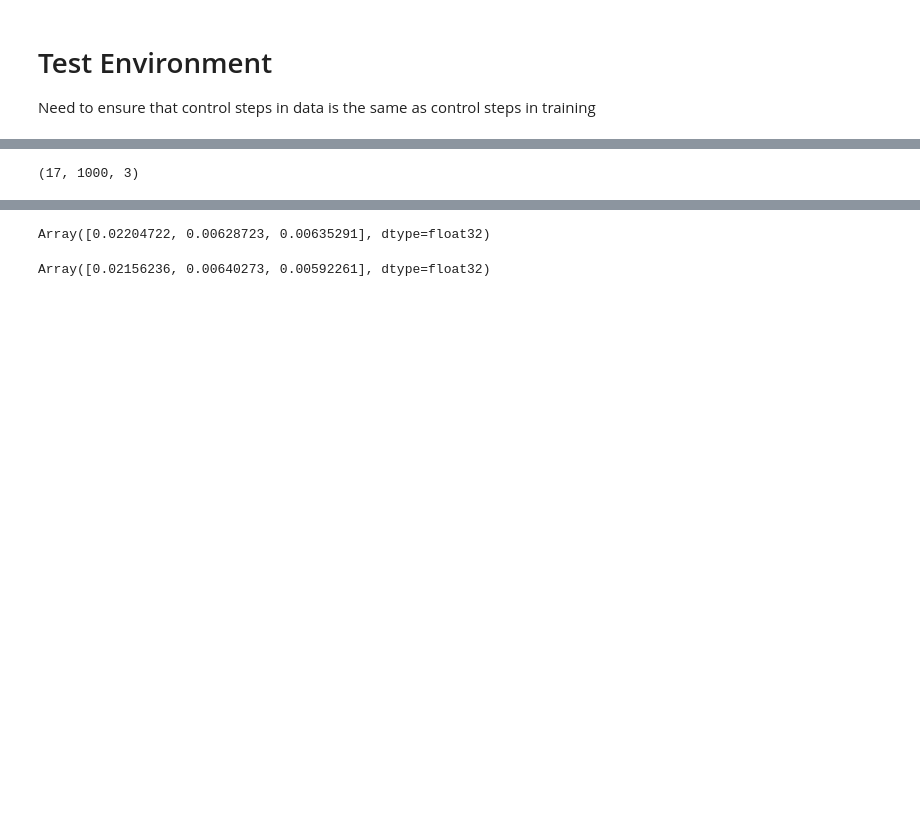
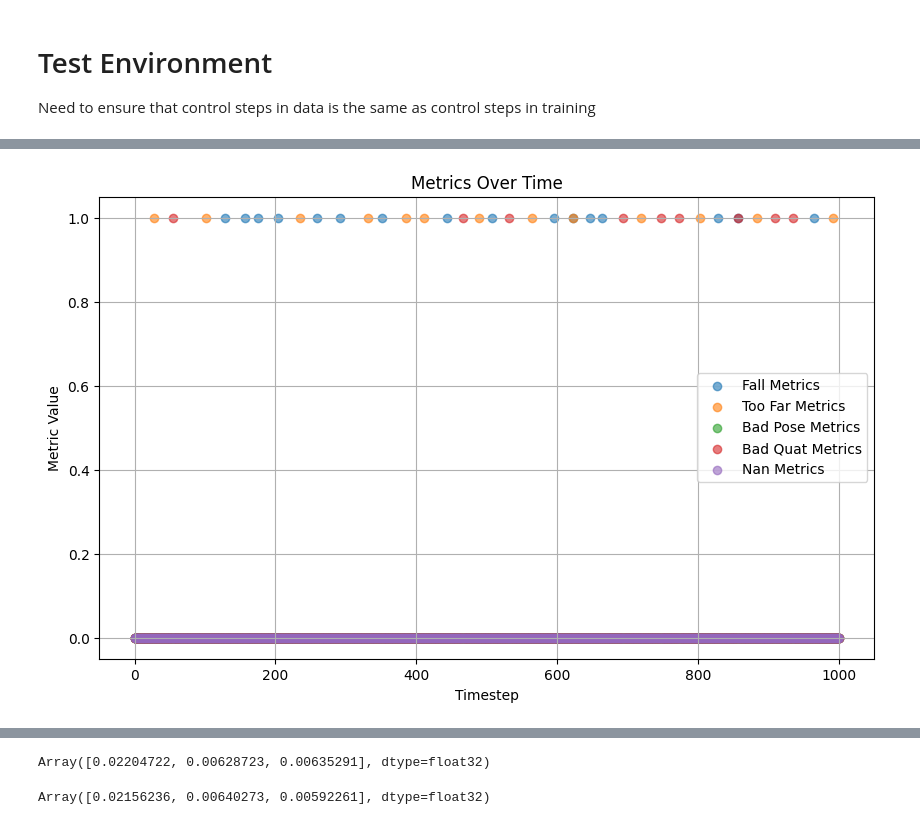
Before and after one commit to talmolab/track-mjx, a Jupyter notebook: notebooks/env_test.ipynb, the cells around one changed output, grey strips where cells are left out. Saved outputs shown, nothing was run; the diff lists cells and outputs as text; code cells hidden in the pictures; blank space fills up the shorter version.

```diff
--- a/notebooks/env_test.ipynb
+++ b/notebooks/env_test.ipynb
@@ -182,4 +137,46 @@ reward after reset is: 0.0
-# %%
-env._reference_clips.position.shape
-# %% [output]
-(17, 1000, 3)
+# %%
+rollout_env = custom_wrappers.AutoResetWrapperTracking(
+    custom_wrappers.RenderRolloutWrapperTracking(env)
+    )
+jit_reset = jax.jit(rollout_env.reset)
+jit_step = jax.jit(rollout_env.step)
+key = jax.random.PRNGKey(0)
+# %%
+_, key = jax.random.split(key)
+state = jit_reset(key)
+# %%
+rollout = [state]
+frames = [env._get_cur_frame(state.info, state.pipeline_state)]
+for i in range(1000):
+    _, key = jax.random.split(key)
+    action = jax.random.normal(key, shape=(env.action_size,))
+    state = jit_step(state, action)
+    rollout.append(state)
+    frames.append(env._get_cur_frame(state.info, state.pipeline_state))
+# %%
+fall_metrics = np.array([s.metrics["fall"] for s in rollout])
+too_far_metrics = np.array([s.metrics["too_far"] for s in rollout])
+bad_pose_metrics = np.array([s.metrics["bad_pose"] for s in rollout])
+bad_quat_metrics = np.array([s.metrics["bad_quat"] for s in rollout])
+nan_metrics = np.array([s.metrics["nan"] for s in rollout])
+# %%
+# Plotting the metrics as scatter plots
+plt.figure(figsize=(10, 6))
+
+timesteps = range(len(rollout))
+
+plt.scatter(timesteps, fall_metrics, label="Fall Metrics", alpha=0.6)
+plt.scatter(timesteps, too_far_metrics, label="Too Far Metrics", alpha=0.6)
+plt.scatter(timesteps, bad_pose_metrics, label="Bad Pose Metrics", alpha=0.6)
+plt.scatter(timesteps, bad_quat_metrics, label="Bad Quat Metrics", alpha=0.6)
+plt.scatter(timesteps, nan_metrics, label="Nan Metrics", alpha=0.6)
+
+plt.xlabel("Timestep")
+plt.ylabel("Metric Value")
+plt.title("Metrics Over Time")
+plt.legend()
+plt.grid(True)
+
+plt.show()
+# %% [output]
+[figure, added]
```
Also changed, not shown: parts of 8 cells of this notebook, 1 other file.
